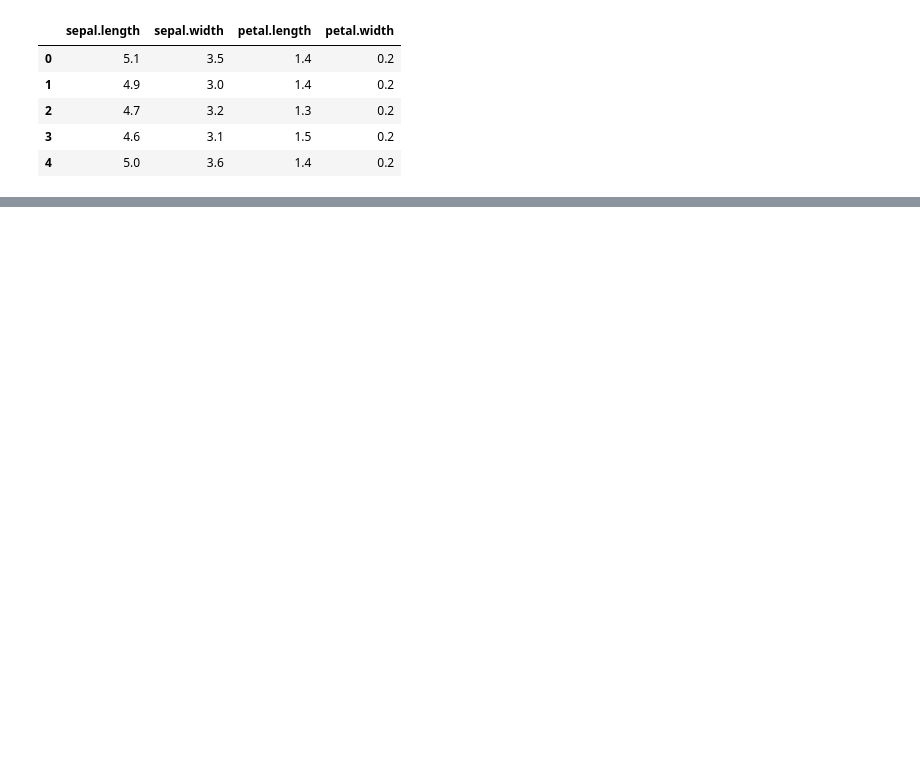
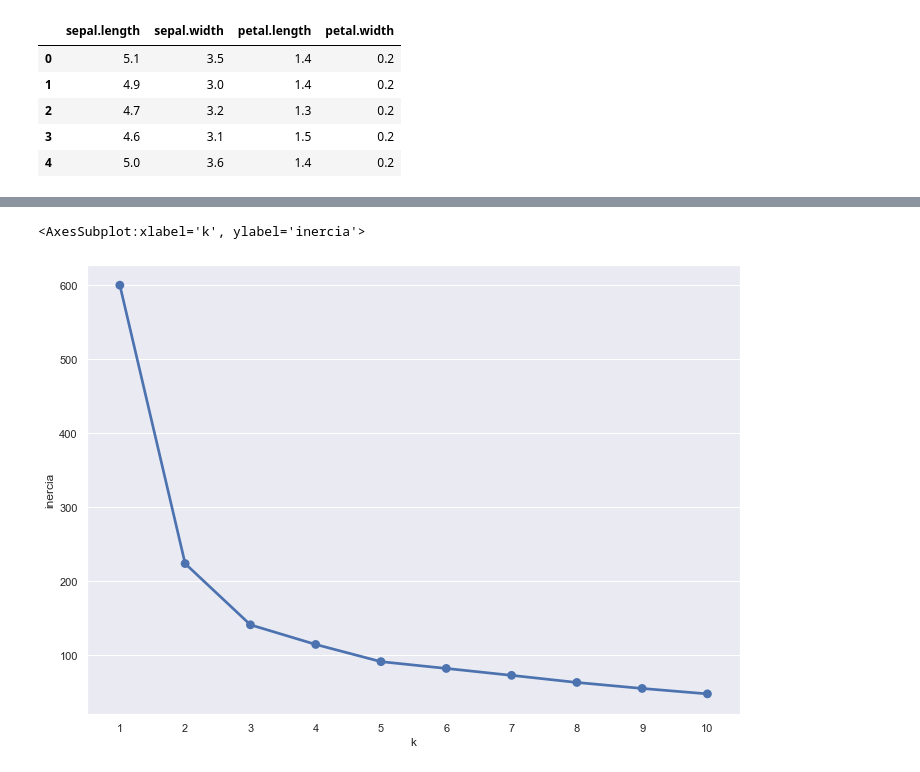
Before and after one commit to juanantunez/fundamento_de_informatica1, a Jupyter notebook: para_2do_parcial_fundinfo/teoria_cs_datos/clistering.ipynb, the cells around one changed output, grey strips where cells are left out. Cells and saved outputs as stored; diff of their text form; code cells hidden in the pictures; blank space fills up the shorter version.

```diff
--- a/para_2do_parcial_fundinfo/teoria_cs_datos/clistering.ipynb
+++ b/para_2do_parcial_fundinfo/teoria_cs_datos/clistering.ipynb
@@ -71,0 +153,14 @@ NameError: name 'KMeans' is not defined
+# %%
+#Voy calculando kmeans de cada grupo:
+inercias={}
+def inercias_por_k(diccionario):
+    for i in range(1,11):
+        kmeans=KMeans(n_clusters=i, init="random", n_init=10, max_iter=300, random_state=123457)
+        kmeans.fit(iris_escaleado)
+        diccionario[i]=kmeans.inertia_
+
+inercias_por_k(inercias)
+
+inercias
+
+#me devuelve:En diccio para cada grupo su valor de inercia aux: Grafico valor de inercia por cantidad de grupos que tenemos
@@ -71,0 +178,4 @@ NameError: name 'KMeans' is not defined
+# %%
+#Auxiliar:
+df_inercias=pd.DataFrame(inercias.items(), columns=["k", "inercia"])
+df_inercias
@@ -71,0 +194,6 @@ NameError: name 'KMeans' is not defined
+# %%
+#Grafico mas importante para saber bien interpretar inercias
+sns.pointplot(data=df_inercias, x="k", y="inercia")
+# %% [output]
+<AxesSubplot:xlabel='k', ylabel='inercia'>
+[figure, added]
```
Also changed, not shown: parts of 28 cells of this notebook, 2 other files.
